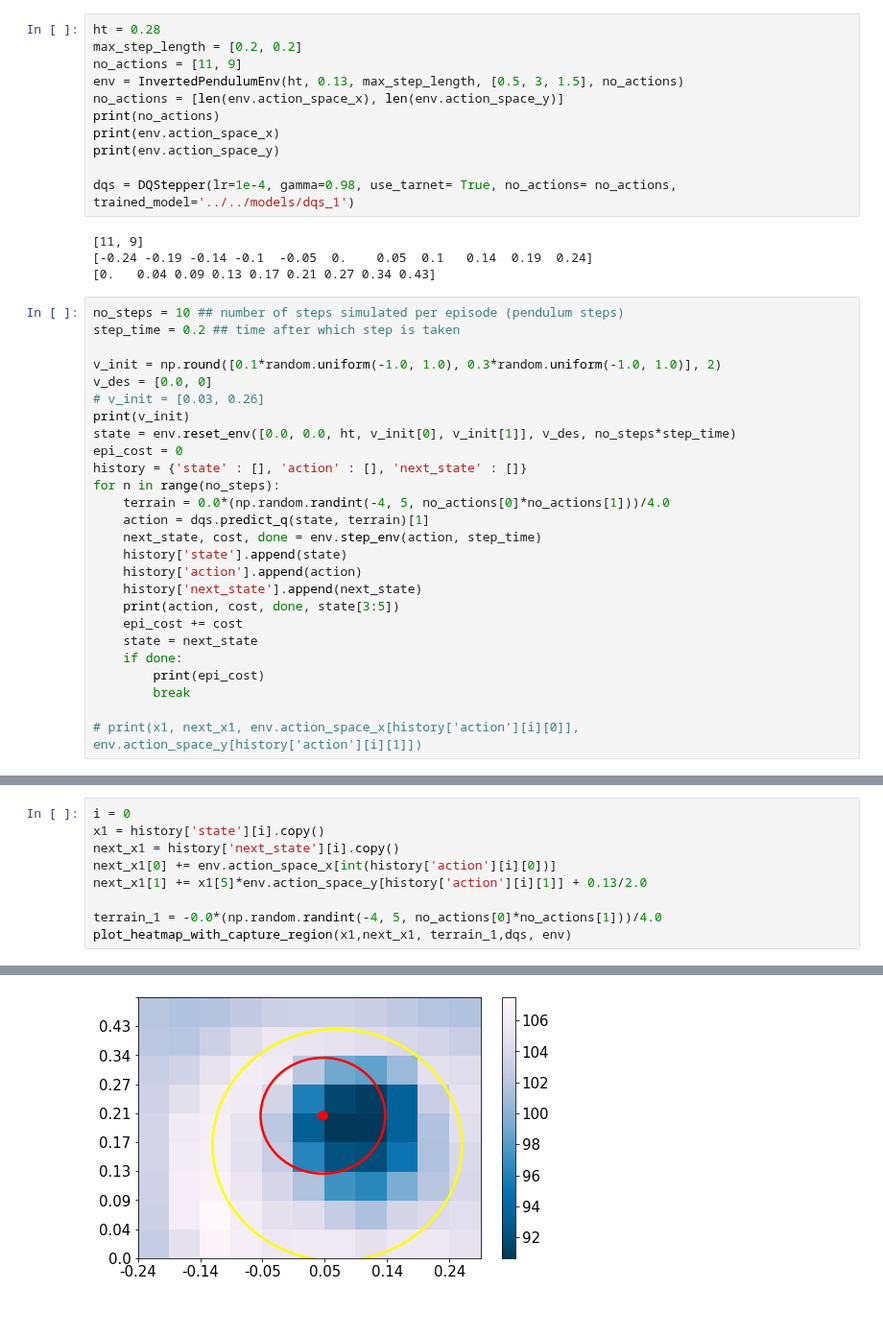
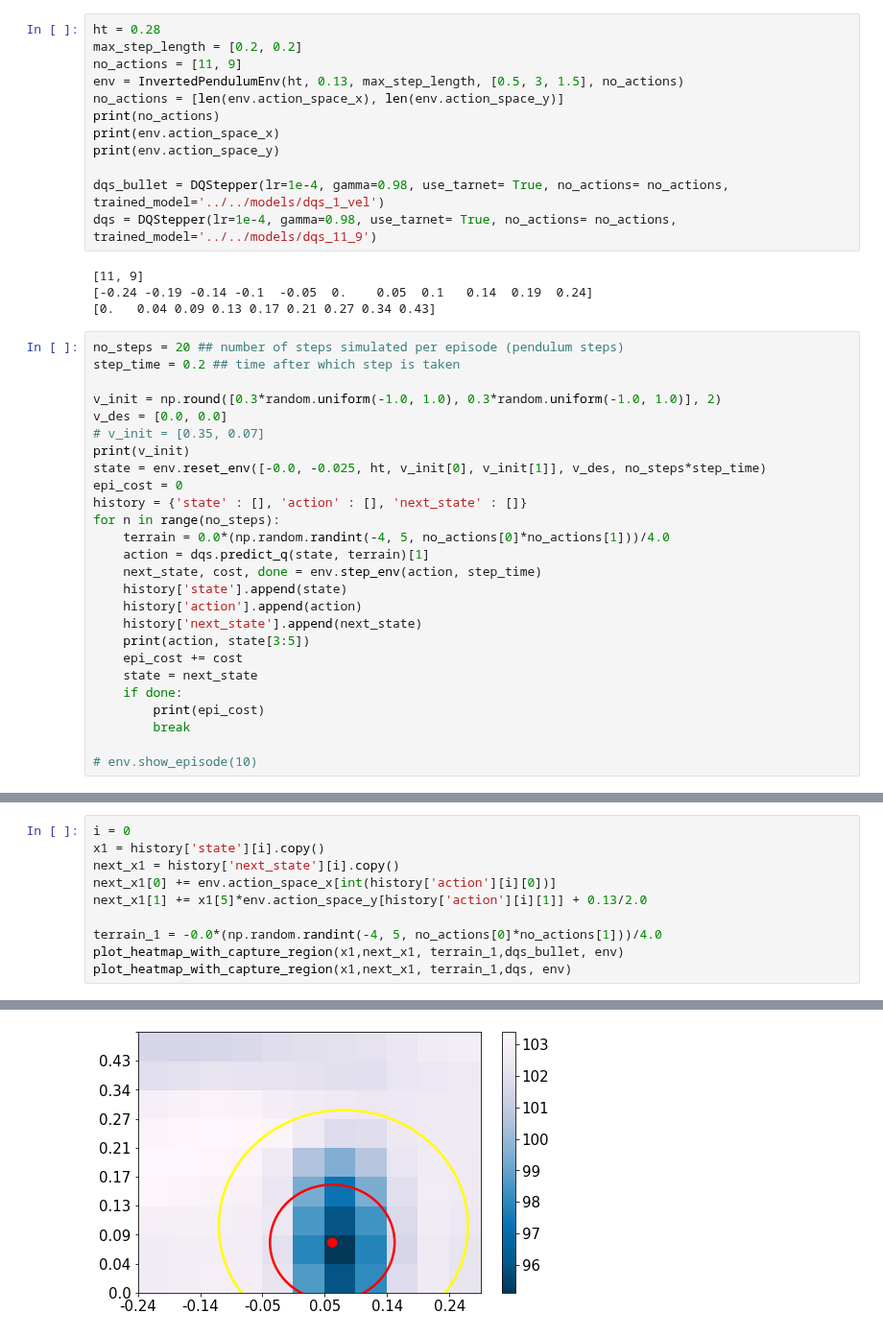
Before and after one commit to machines-in-motion/deepq_stepper, a Jupyter notebook: python/py_deepq_stepper/3d_dqs_test_slow.ipynb, the cells around one changed output, grey strips where cells are left out. Shown at 96% size. Cells and saved outputs as stored; diff of their text form.

Commit message:
code to train stepper in bullet for 0.2. models for 0.2 stepping in bullet env.

```diff
--- a/python/py_deepq_stepper/3d_dqs_test_slow.ipynb
+++ b/python/py_deepq_stepper/3d_dqs_test_slow.ipynb
@@ -220,20 +220,21 @@ print(no_actions)
 print(env.action_space_x)
 print(env.action_space_y)
 
-dqs = DQStepper(lr=1e-4, gamma=0.98, use_tarnet= True, no_actions= no_actions, trained_model='../../models/dqs_1')
+dqs_bullet = DQStepper(lr=1e-4, gamma=0.98, use_tarnet= True, no_actions= no_actions, trained_model='../../models/dqs_1_vel')
+dqs = DQStepper(lr=1e-4, gamma=0.98, use_tarnet= True, no_actions= no_actions, trained_model='../../models/dqs_11_9')
 # %% [output]
 [11, 9]
 [-0.24 -0.19 -0.14 -0.1  -0.05  0.    0.05  0.1   0.14  0.19  0.24]
 [0.   0.04 0.09 0.13 0.17 0.21 0.27 0.34 0.43]
 # %%
-no_steps = 10 ## number of steps simulated per episode (pendulum steps)
+no_steps = 20 ## number of steps simulated per episode (pendulum steps)
 step_time = 0.2 ## time after which step is taken
 
-v_init = np.round([0.1*random.uniform(-1.0, 1.0), 0.3*random.uniform(-1.0, 1.0)], 2)
-v_des = [0.0, 0]
-# v_init = [0.03, 0.26]
+v_init = np.round([0.3*random.uniform(-1.0, 1.0), 0.3*random.uniform(-1.0, 1.0)], 2)
+v_des = [0.0, 0.0]
+# v_init = [0.35, 0.07]
 print(v_init)
-state = env.reset_env([0.0, 0.0, ht, v_init[0], v_init[1]], v_des, no_steps*step_time)
+state = env.reset_env([-0.0, -0.025, ht, v_init[0], v_init[1]], v_des, no_steps*step_time)
 epi_cost = 0
 history = {'state' : [], 'action' : [], 'next_state' : []}
 for n in range(no_steps):
@@ -243,12 +244,12 @@ for n in range(no_steps):
     history['state'].append(state)
     history['action'].append(action)
     history['next_state'].append(next_state)
-    print(action, cost, done, state[3:5])
+    print(action, state[3:5])
     epi_cost += cost
     state = next_state
     if done:
         print(epi_cost)
         break
 
-# print(x1, next_x1, env.action_space_x[history['action'][i][0]], env.action_space_y[history['action'][i][1]])
+# env.show_episode(10)
 # %% [output]
@@ -271,5 +278,6 @@ next_x1[0] += env.action_space_x[int(history['action'][i][0])]
 next_x1[1] += x1[5]*env.action_space_y[history['action'][i][1]] + 0.13/2.0
 
 terrain_1 = -0.0*(np.random.randint(-4, 5, no_actions[0]*no_actions[1]))/4.0
+plot_heatmap_with_capture_region(x1,next_x1, terrain_1,dqs_bullet, env)
 plot_heatmap_with_capture_region(x1,next_x1, terrain_1,dqs, env)
 # %% [output]
@@ -277 +284 @@ plot_heatmap_with_capture_region(x1,next_x1, terrain_1,dqs, env)
-[figure, old version]
+[figure, new version]
```
Also changed, not shown: parts of 5 cells of this notebook, 14 other files.
